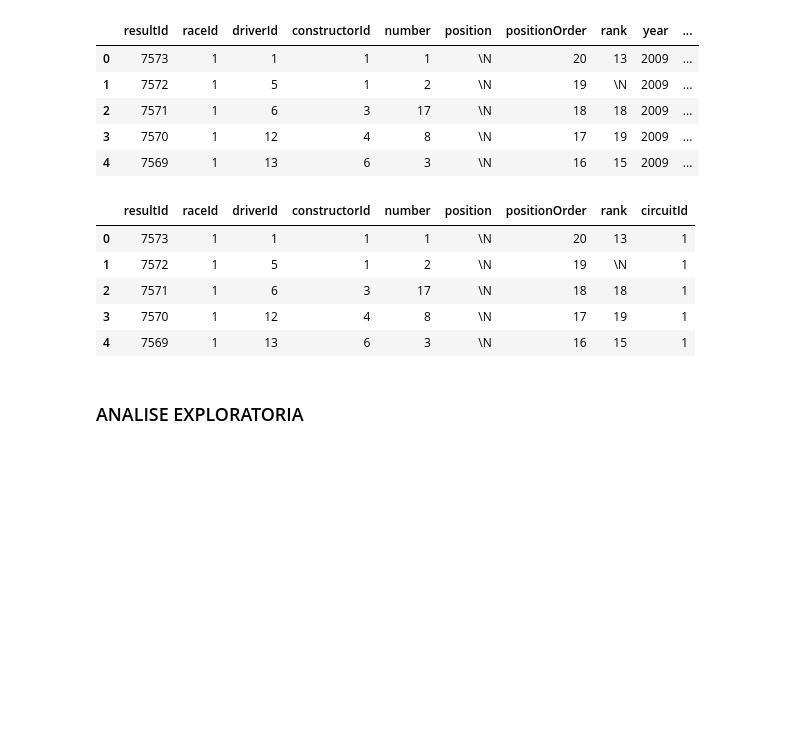
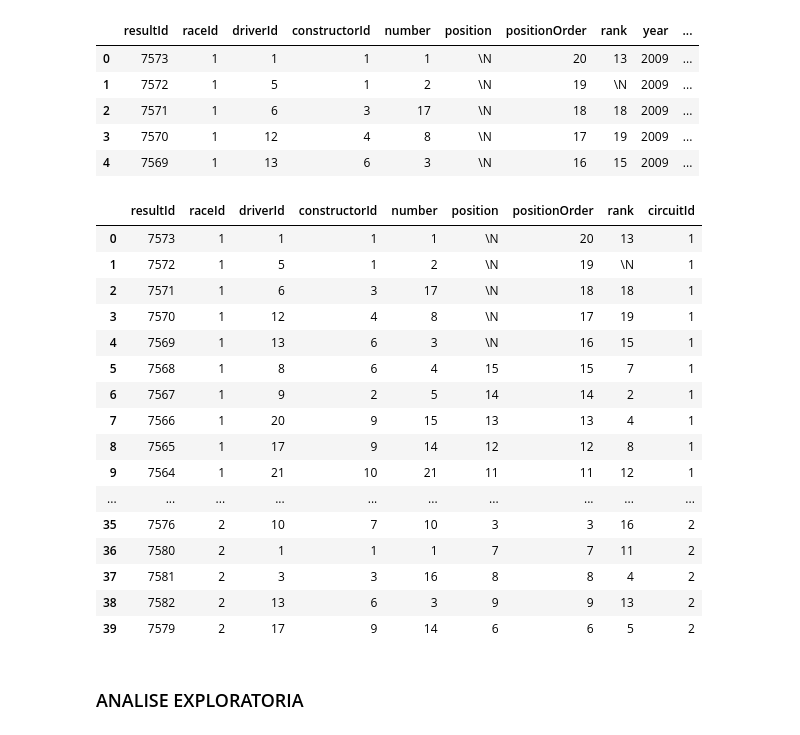
Before and after one commit to Amanda-Carmo/projeto2_cdados, a Jupyter notebook: Projeto 2 DADOS.ipynb, the cells around one changed output. Drawn from its saved outputs; the diff is of its cells as text; code cells hidden in the pictures; blank space fills up the shorter version.

```diff
--- a/Projeto 2 DADOS.ipynb
+++ b/Projeto 2 DADOS.ipynb
@@ -242,14 +240,25 @@ resultsi.head(30).head()
 # %%
 results = resultsi.drop(resultsi.columns[[8,10]], axis=1)
 # %%
-results.head()
+results.head(40)
 # %% [output]
 |  | resultId | raceId | driverId | constructorId | number | position | positionOrder | rank | circuitId |
 | 0 | 7573 | 1 | 1 | 1 | 1 | \N | 20 | 13 | 1 |
 | 1 | 7572 | 1 | 5 | 1 | 2 | \N | 19 | \N | 1 |
 | 2 | 7571 | 1 | 6 | 3 | 17 | \N | 18 | 18 | 1 |
 | 3 | 7570 | 1 | 12 | 4 | 8 | \N | 17 | 19 | 1 |
 | 4 | 7569 | 1 | 13 | 6 | 3 | \N | 16 | 15 | 1 |
+| 5 | 7568 | 1 | 8 | 6 | 4 | 15 | 15 | 7 | 1 |
+| 6 | 7567 | 1 | 9 | 2 | 5 | 14 | 14 | 2 | 1 |
+| 7 | 7566 | 1 | 20 | 9 | 15 | 13 | 13 | 4 | 1 |
+| 8 | 7565 | 1 | 17 | 9 | 14 | 12 | 12 | 8 | 1 |
+| 9 | 7564 | 1 | 21 | 10 | 21 | 11 | 11 | 12 | 1 |
+| ... | ... | ... | ... | ... | ... | ... | ... | ... | ... |
+| 35 | 7576 | 2 | 10 | 7 | 10 | 3 | 3 | 16 | 2 |
+| 36 | 7580 | 2 | 1 | 1 | 1 | 7 | 7 | 11 | 2 |
+| 37 | 7581 | 2 | 3 | 3 | 16 | 8 | 8 | 4 | 2 |
+| 38 | 7582 | 2 | 13 | 6 | 3 | 9 | 9 | 13 | 2 |
+| 39 | 7579 | 2 | 17 | 9 | 14 | 6 | 6 | 5 | 2 |
 # %% [markdown]
 
 ### ANALISE EXPLORATORIA
```
Also changed, not shown: parts of 16 cells of this notebook.
